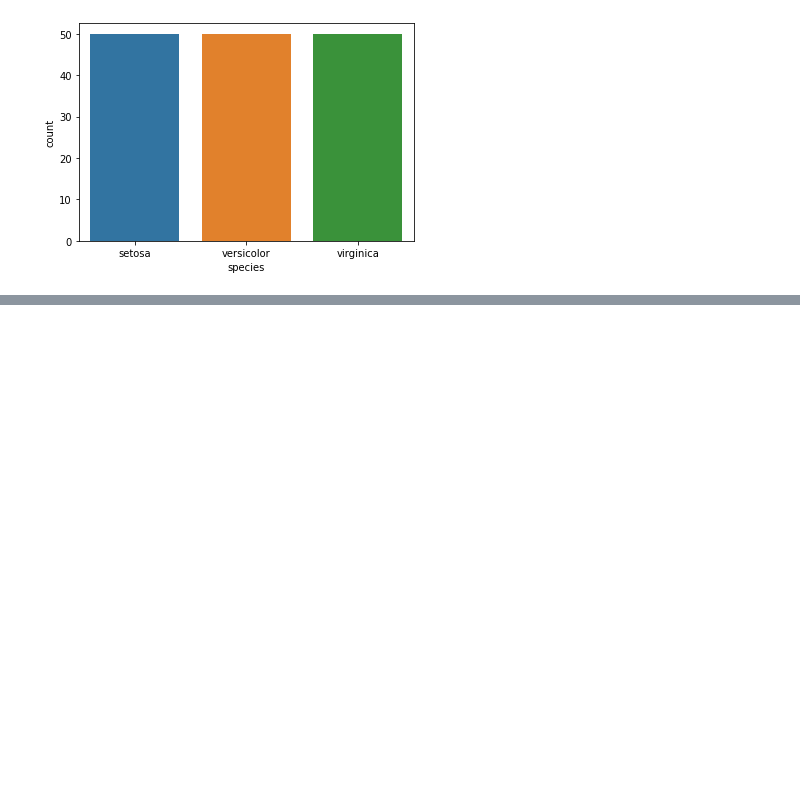
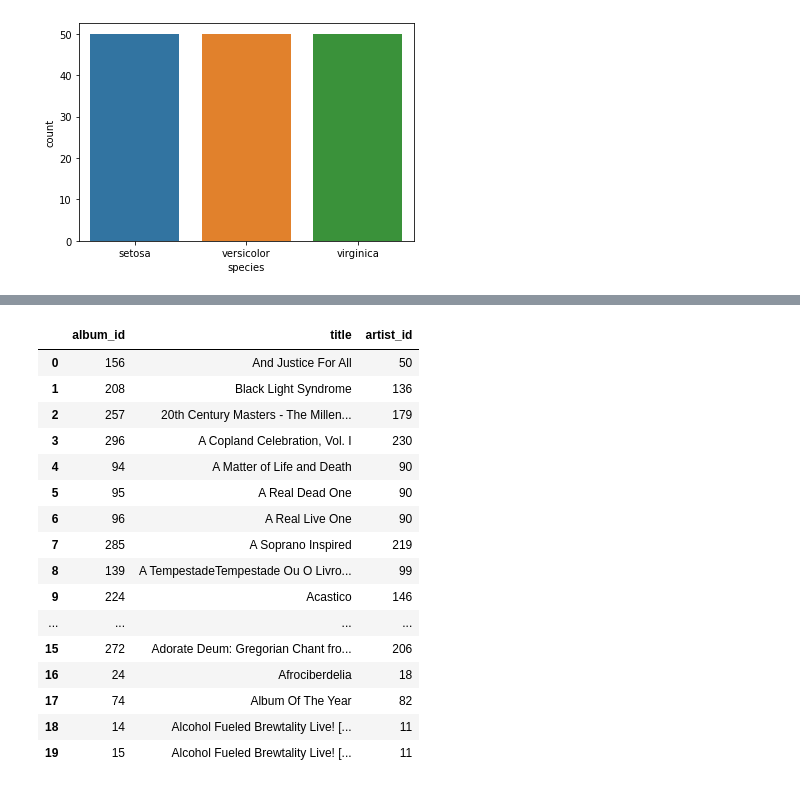
Before and after one commit to yogesh3i/Data_Science_Machine_Learning, a Jupyter notebook: General python practice/full_py_prac.ipynb, the cells around one changed output, grey strips where cells are left out. Drawn from its saved outputs; the diff is of its cells as text; code cells hidden in the pictures; blank space fills up the shorter version.

```diff
--- a/General python practice/full_py_prac.ipynb
+++ b/General python practice/full_py_prac.ipynb
@@ -1619,0 +1622,2 @@ sns.countplot(data=df,x='species')
+# %%
+data= pd.read_csv('album.csv')
@@ -1619,0 +1637,20 @@ sns.countplot(data=df,x='species')
+# %%
+data.head(20)
+# %% [output]
+|  | album_id | title | artist_id |
+| 0 | 156 | And Justice For All | 50 |
+| 1 | 208 | Black Light Syndrome | 136 |
+| 2 | 257 | 20th Century Masters - The Millen... | 179 |
+| 3 | 296 | A Copland Celebration, Vol. I | 230 |
+| 4 | 94 | A Matter of Life and Death | 90 |
+| 5 | 95 | A Real Dead One | 90 |
+| 6 | 96 | A Real Live One | 90 |
+| 7 | 285 | A Soprano Inspired | 219 |
+| 8 | 139 | A TempestadeTempestade Ou O Livro... | 99 |
+| 9 | 224 | Acastico | 146 |
+| ... | ... | ... | ... |
+| 15 | 272 | Adorate Deum: Gregorian Chant fro... | 206 |
+| 16 | 24 | Afrociberdelia | 18 |
+| 17 | 74 | Album Of The Year | 82 |
+| 18 | 14 | Alcohol Fueled Brewtality Live! [... | 11 |
+| 19 | 15 | Alcohol Fueled Brewtality Live! [... | 11 |
```
Also changed, not shown: parts of 28 cells of this notebook, 10 other files.
